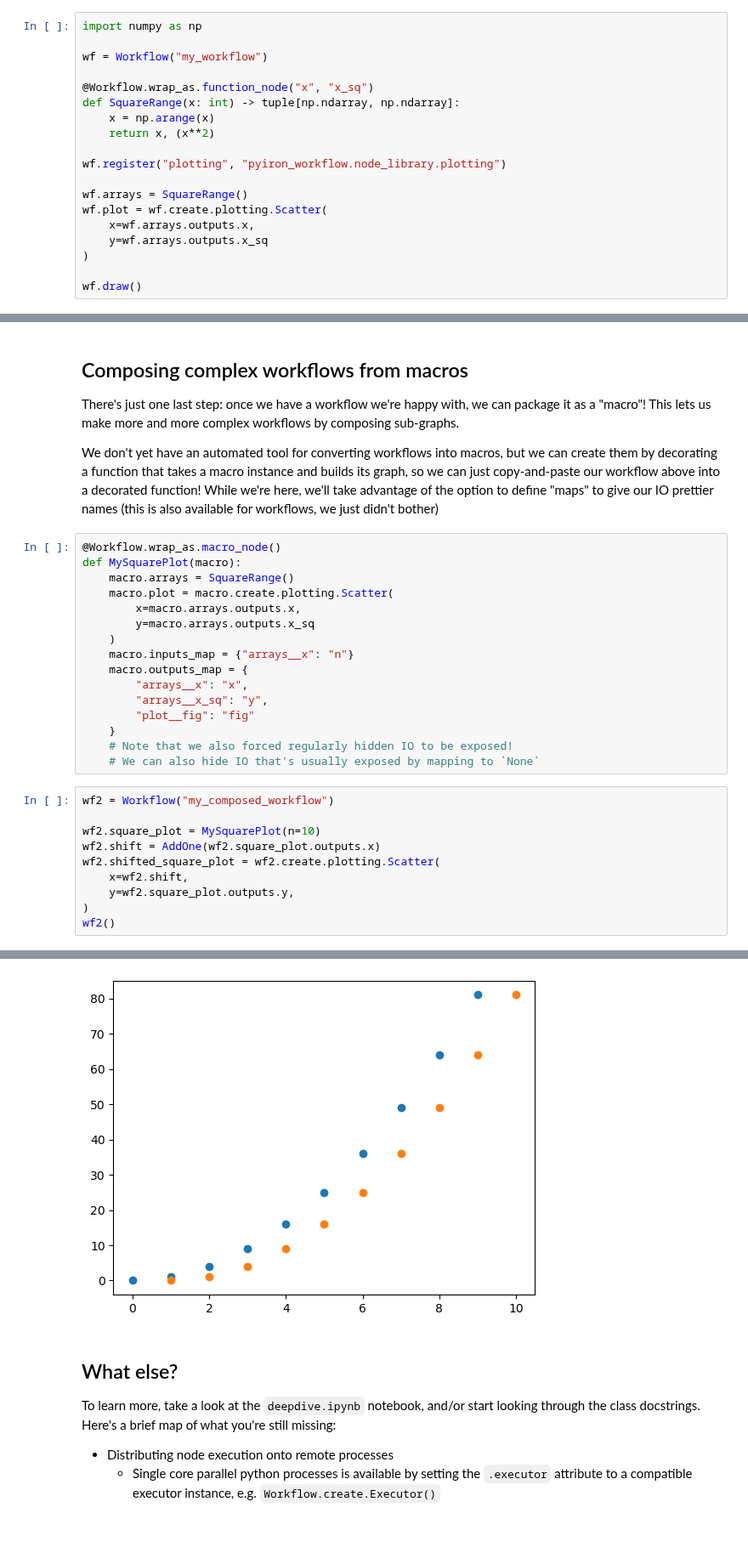
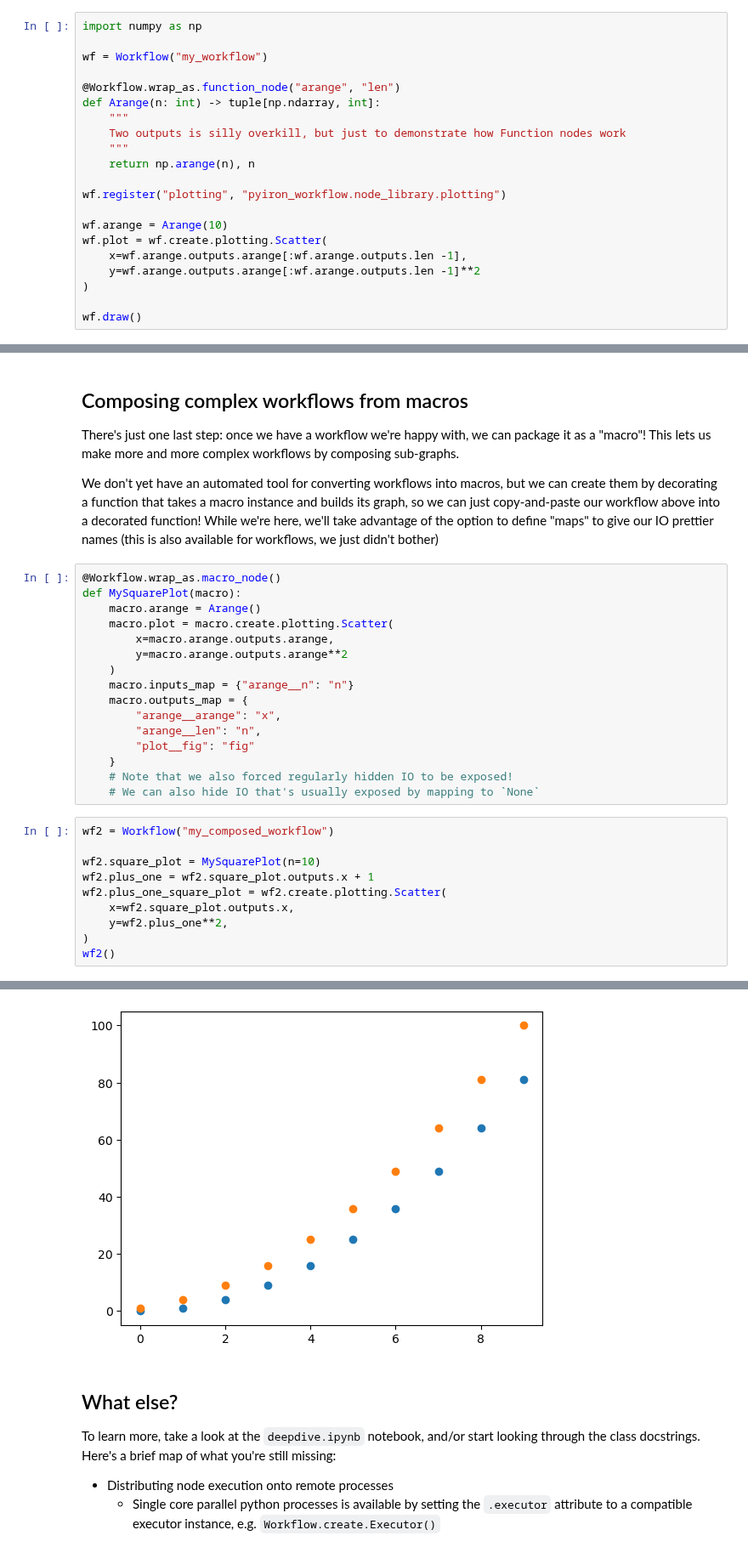
Before and after one commit to pyiron/pyiron_workflow, a Jupyter notebook: notebooks/quickstart.ipynb, the cells around one changed output, grey strips where cells are left out. Shown at 85% size. Saved outputs shown, nothing was run; the diff lists cells and outputs as text.

```diff
--- a/notebooks/quickstart.ipynb
+++ b/notebooks/quickstart.ipynb
@@ -61,17 +63,19 @@ import numpy as np
 
 wf = Workflow("my_workflow")
 
-@Workflow.wrap_as.function_node("x", "x_sq")
-def SquareRange(x: int) -> tuple[np.ndarray, np.ndarray]:
-    x = np.arange(x)
-    return x, (x**2)
+@Workflow.wrap_as.function_node("arange", "len")
+def Arange(n: int) -> tuple[np.ndarray, int]:
+    """
+    Two outputs is silly overkill, but just to demonstrate how Function nodes work
+    """
+    return np.arange(n), n
 
 wf.register("plotting", "pyiron_workflow.node_library.plotting")
 
-wf.arrays = SquareRange()
+wf.arange = Arange(10)
 wf.plot = wf.create.plotting.Scatter(
-    x=wf.arrays.outputs.x,
-    y=wf.arrays.outputs.x_sq
+    x=wf.arange.outputs.arange[:wf.arange.outputs.len -1],
+    y=wf.arange.outputs.arange[:wf.arange.outputs.len -1]**2
 )
 
 wf.draw()
@@ -106,15 +110,15 @@ We don't yet have an automated tool for converting workflows into macros, but we
 # %%
 @Workflow.wrap_as.macro_node()
 def MySquarePlot(macro):
-    macro.arrays = SquareRange()
+    macro.arange = Arange()
     macro.plot = macro.create.plotting.Scatter(
-        x=macro.arrays.outputs.x,
-        y=macro.arrays.outputs.x_sq
+        x=macro.arange.outputs.arange,
+        y=macro.arange.outputs.arange**2
     )
-    macro.inputs_map = {"arrays__x": "n"}
+    macro.inputs_map = {"arange__n": "n"}
     macro.outputs_map = {
-        "arrays__x": "x",
-        "arrays__x_sq": "y",
+        "arange__arange": "x",
+        "arange__len": "n",
         "plot__fig": "fig"
     }
     # Note that we also forced regularly hidden IO to be exposed!
@@ -123,10 +127,10 @@ def MySquarePlot(macro):
 wf2 = Workflow("my_composed_workflow")
 
 wf2.square_plot = MySquarePlot(n=10)
-wf2.shift = AddOne(wf2.square_plot.outputs.x)
-wf2.shifted_square_plot = wf2.create.plotting.Scatter(
-    x=wf2.shift,
-    y=wf2.square_plot.outputs.y,
+wf2.plus_one = wf2.square_plot.outputs.x + 1
+wf2.plus_one_square_plot = wf2.create.plotting.Scatter(
+    x=wf2.square_plot.outputs.x,
+    y=wf2.plus_one**2,
 )
 wf2()
 # %% [output]
@@ -135,4 +140,4 @@ wf2()
-[figure, old version]
+[figure, new version]
 # %% [markdown]
 ## What else?
 
```
Also changed, not shown: parts of 5 cells of this notebook.
